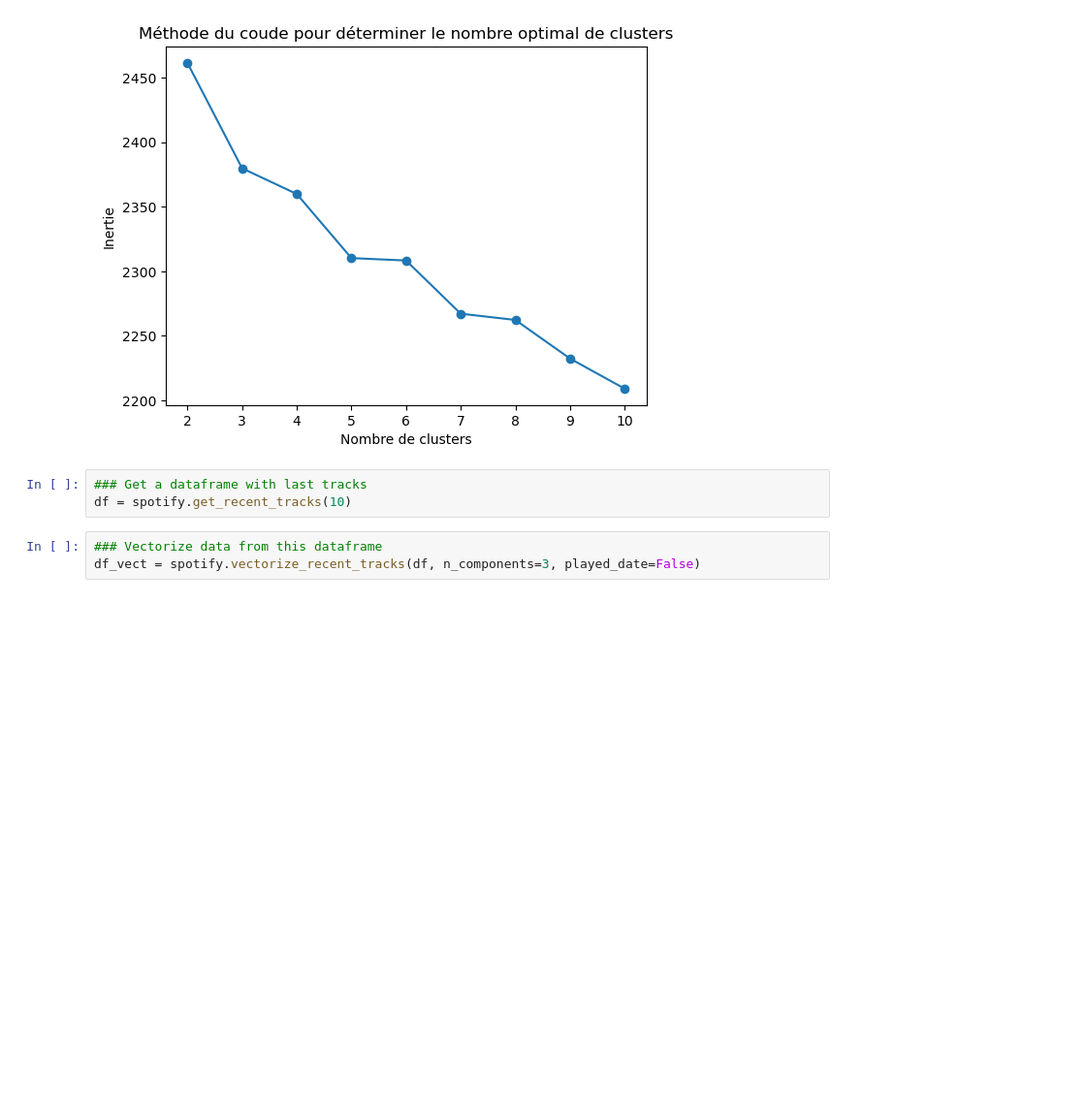
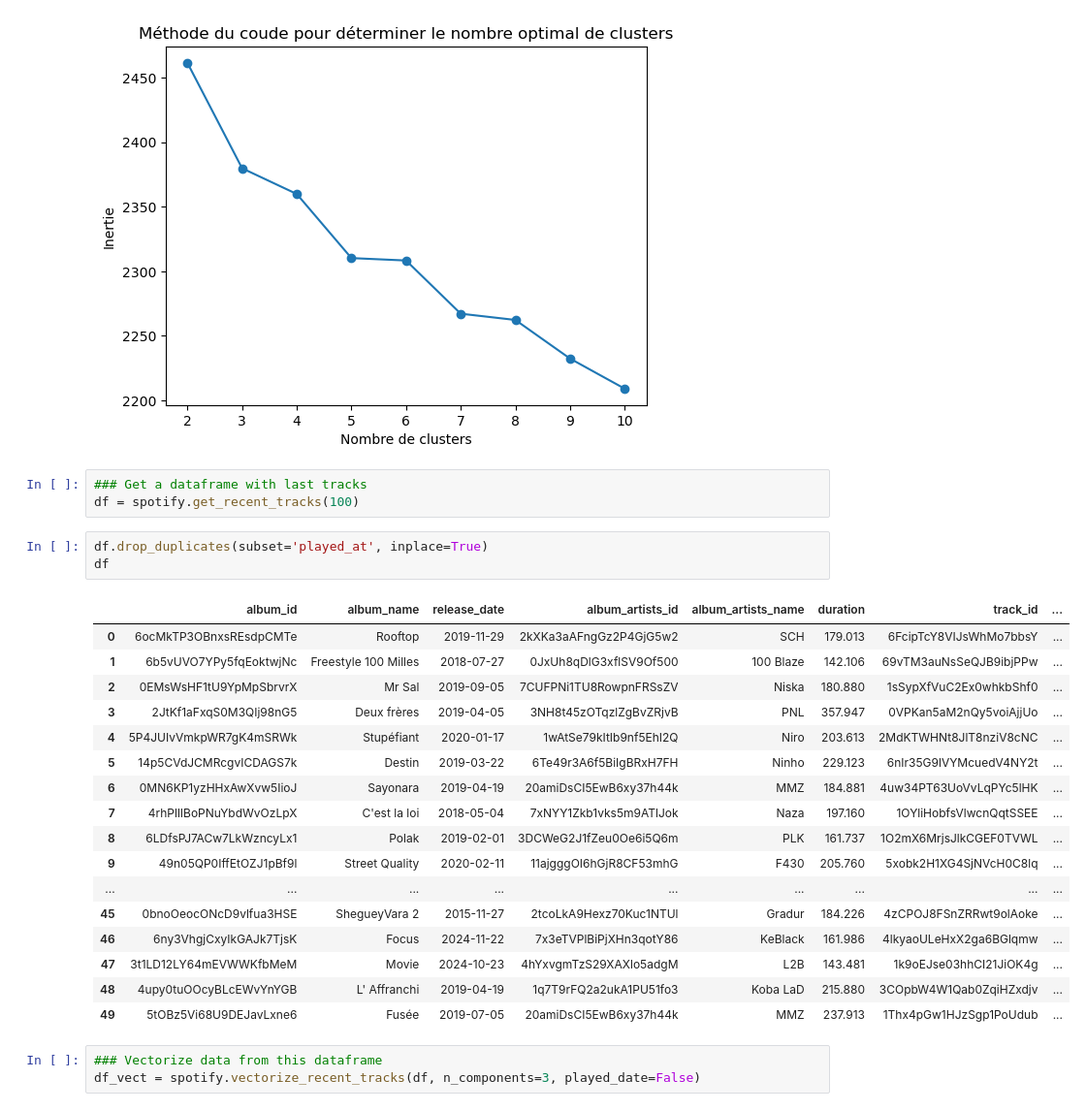
Before and after one commit to killian-bchr/data_science_projects, a Jupyter notebook: spotify_project/spotify_project.ipynb, the cells around one changed output. Shown: that part at 97% size. Cells and saved outputs as stored; diff of their text form; blank space fills up the shorter version.

```diff
--- a/spotify_project/spotify_project.ipynb
+++ b/spotify_project/spotify_project.ipynb
@@ -120,7 +124,28 @@ spotify.visualize_clustering(df=dataset_scaled, feature=dataset[['track_name']])
 [figure]
 # %%
 ### Get a dataframe with last tracks
-df = spotify.get_recent_tracks(10)
+df = spotify.get_recent_tracks(100)
+# %%
+df.drop_duplicates(subset='played_at', inplace=True)
+df
+# %% [output]
+|  | album_id | album_name | release_date | album_artists_id | album_artists_name | duration | track_id | ... |
+| 0 | 6ocMkTP3OBnxsREsdpCMTe | Rooftop | 2019-11-29 | 2kXKa3aAFngGz2P4GjG5w2 | SCH | 179.013 | 6FcipTcY8VIJsWhMo7bbsY | ... |
+| 1 | 6b5vUVO7YPy5fqEoktwjNc | Freestyle 100 Milles | 2018-07-27 | 0JxUh8qDlG3xflSV9Of500 | 100 Blaze | 142.106 | 69vTM3auNsSeQJB9ibjPPw | ... |
+| 2 | 0EMsWsHF1tU9YpMpSbrvrX | Mr Sal | 2019-09-05 | 7CUFPNi1TU8RowpnFRSsZV | Niska | 180.880 | 1sSypXfVuC2Ex0whkbShf0 | ... |
+| 3 | 2JtKf1aFxqS0M3QIj98nG5 | Deux frères | 2019-04-05 | 3NH8t45zOTqzlZgBvZRjvB | PNL | 357.947 | 0VPKan5aM2nQy5voiAjjUo | ... |
+| 4 | 5P4JUIvVmkpWR7gK4mSRWk | Stupéfiant | 2020-01-17 | 1wAtSe79kItIb9nf5EhI2Q | Niro | 203.613 | 2MdKTWHNt8JlT8nziV8cNC | ... |
+| 5 | 14p5CVdJCMRcgvICDAGS7k | Destin | 2019-03-22 | 6Te49r3A6f5BiIgBRxH7FH | Ninho | 229.123 | 6nIr35G9lVYMcuedV4NY2t | ... |
+| 6 | 0MN6KP1yzHHxAwXvw5IioJ | Sayonara | 2019-04-19 | 20amiDsCI5EwB6xy37h44k | MMZ | 184.881 | 4uw34PT63UoVvLqPYc5lHK | ... |
+| 7 | 4rhPllIBoPNuYbdWvOzLpX | C'est la loi | 2018-05-04 | 7xNYY1Zkb1vks5m9ATlJok | Naza | 197.160 | 1OYliHobfsVlwcnQqtSSEE | ... |
+| 8 | 6LDfsPJ7ACw7LkWzncyLx1 | Polak | 2019-02-01 | 3DCWeG2J1fZeu0Oe6i5Q6m | PLK | 161.737 | 1O2mX6MrjsJlkCGEF0TVWL | ... |
+| 9 | 49n05QP0IffEtOZJ1pBf9l | Street Quality | 2020-02-11 | 11ajgggOI6hGjR8CF53mhG | F430 | 205.760 | 5xobk2H1XG4SjNVcH0C8lq | ... |
+| ... | ... | ... | ... | ... | ... | ... | ... | ... |
+| 45 | 0bnoOeocONcD9vlfua3HSE | ShegueyVara 2 | 2015-11-27 | 2tcoLkA9Hexz70Kuc1NTUl | Gradur | 184.226 | 4zCPOJ8FSnZRRwt9olAoke | ... |
+| 46 | 6ny3VhgjCxyIkGAJk7TjsK | Focus | 2024-11-22 | 7x3eTVPlBiPjXHn3qotY86 | KeBlack | 161.986 | 4lkyaoULeHxX2ga6BGlqmw | ... |
+| 47 | 3t1LD12LY64mEVWWKfbMeM | Movie | 2024-10-23 | 4hYxvgmTzS29XAXlo5adgM | L2B | 143.481 | 1k9oEJse03hhCI21JiOK4g | ... |
+| 48 | 4upy0tuOOcyBLcEWvYnYGB | L' Affranchi | 2019-04-19 | 1q7T9rFQ2a2ukA1PU51fo3 | Koba LaD | 215.880 | 3COpbW4W1Qab0ZqiHZxdjv | ... |
+| 49 | 5tOBz5Vi68U9DEJavLxne6 | Fusée | 2019-07-05 | 20amiDsCI5EwB6xy37h44k | MMZ | 237.913 | 1Thx4pGw1HJzSgp1PoUdub | ... |
 # %%
 ### Vectorize data from this dataframe
 df_vect = spotify.vectorize_recent_tracks(df, n_components=3, played_date=False)
```
Also changed, not shown: parts of 4 cells of this notebook, 3 other files.
